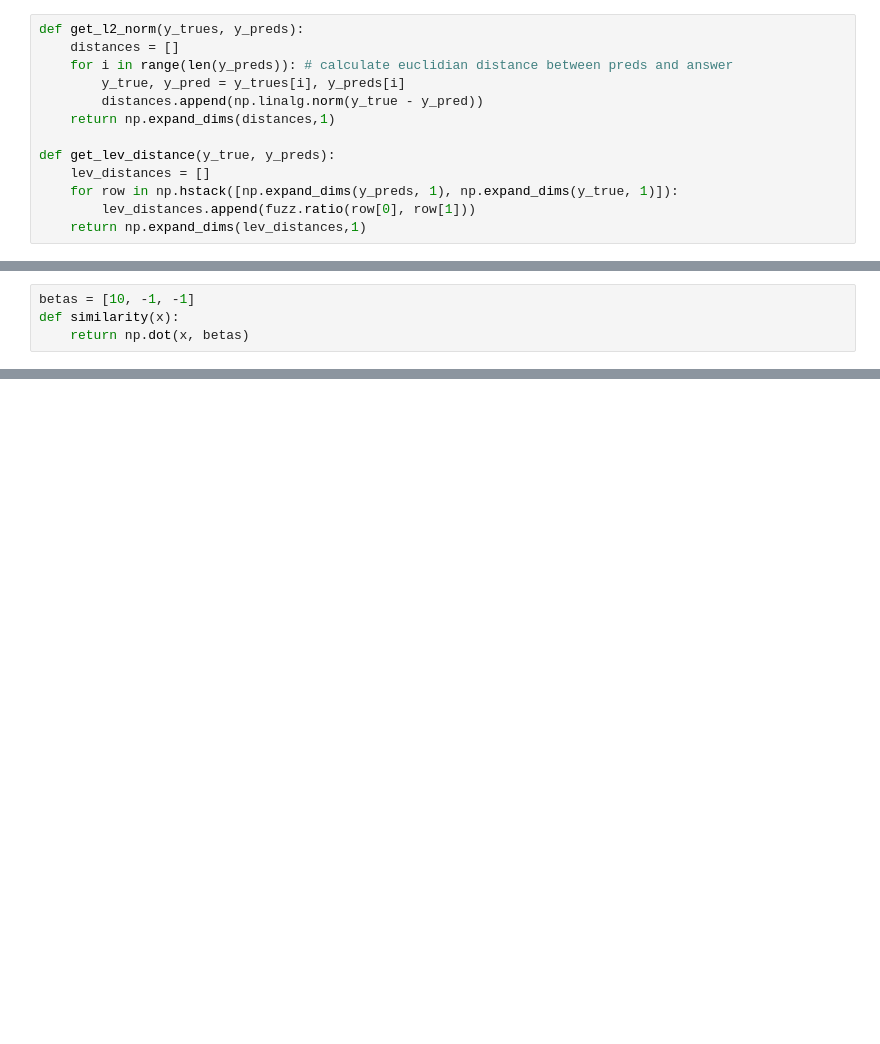
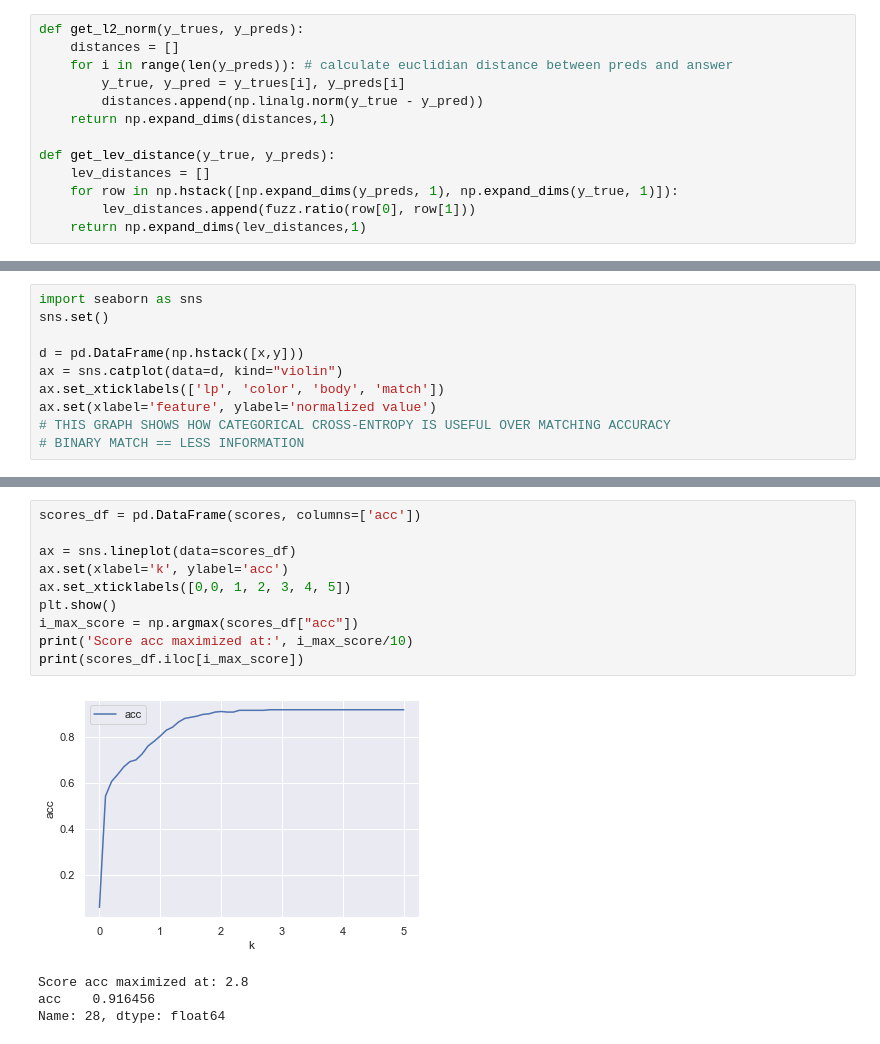
Before and after one commit to sinclairnick/EfficientDet, a Jupyter notebook: nb/similarities.ipynb, the cells around one changed output, grey strips where cells are left out. Saved outputs shown, nothing was run; the diff lists cells and outputs as text; blank space fills up the shorter version.

```diff
--- a/nb/similarities.ipynb
+++ b/nb/similarities.ipynb
@@ -130,4 +143,0 @@ LP Exact Accuracy: 0.74%
-# %%
-betas = [10, -1, -1]
-def similarity(x):
-    return np.dot(x, betas)
@@ -133,0 +230,10 @@ def similarity(x):
+# %%
+import seaborn as sns
+sns.set()
+
+d = pd.DataFrame(np.hstack([x,y]))
+ax = sns.catplot(data=d, kind="violin")
+ax.set_xticklabels(['lp', 'color', 'body', 'match'])
+ax.set(xlabel='feature', ylabel='normalized value')
+# THIS GRAPH SHOWS HOW CATEGORICAL CROSS-ENTROPY IS USEFUL OVER MATCHING ACCURACY
+# BINARY MATCH == LESS INFORMATION
@@ -180,0 +323,15 @@ Score acc 0.84
+# %%
+scores_df = pd.DataFrame(scores, columns=['acc'])
+
+ax = sns.lineplot(data=scores_df)
+ax.set(xlabel='k', ylabel='acc')
+ax.set_xticklabels([0,0, 1, 2, 3, 4, 5])
+plt.show()
+i_max_score = np.argmax(scores_df["acc"])
+print('Score acc maximized at:', i_max_score/10)
+print(scores_df.iloc[i_max_score])
+# %% [output]
+[figure, added]
+Score acc maximized at: 2.8
+acc    0.916456
+Name: 28, dtype: float64
```
Also changed, not shown: parts of 11 cells of this notebook.
